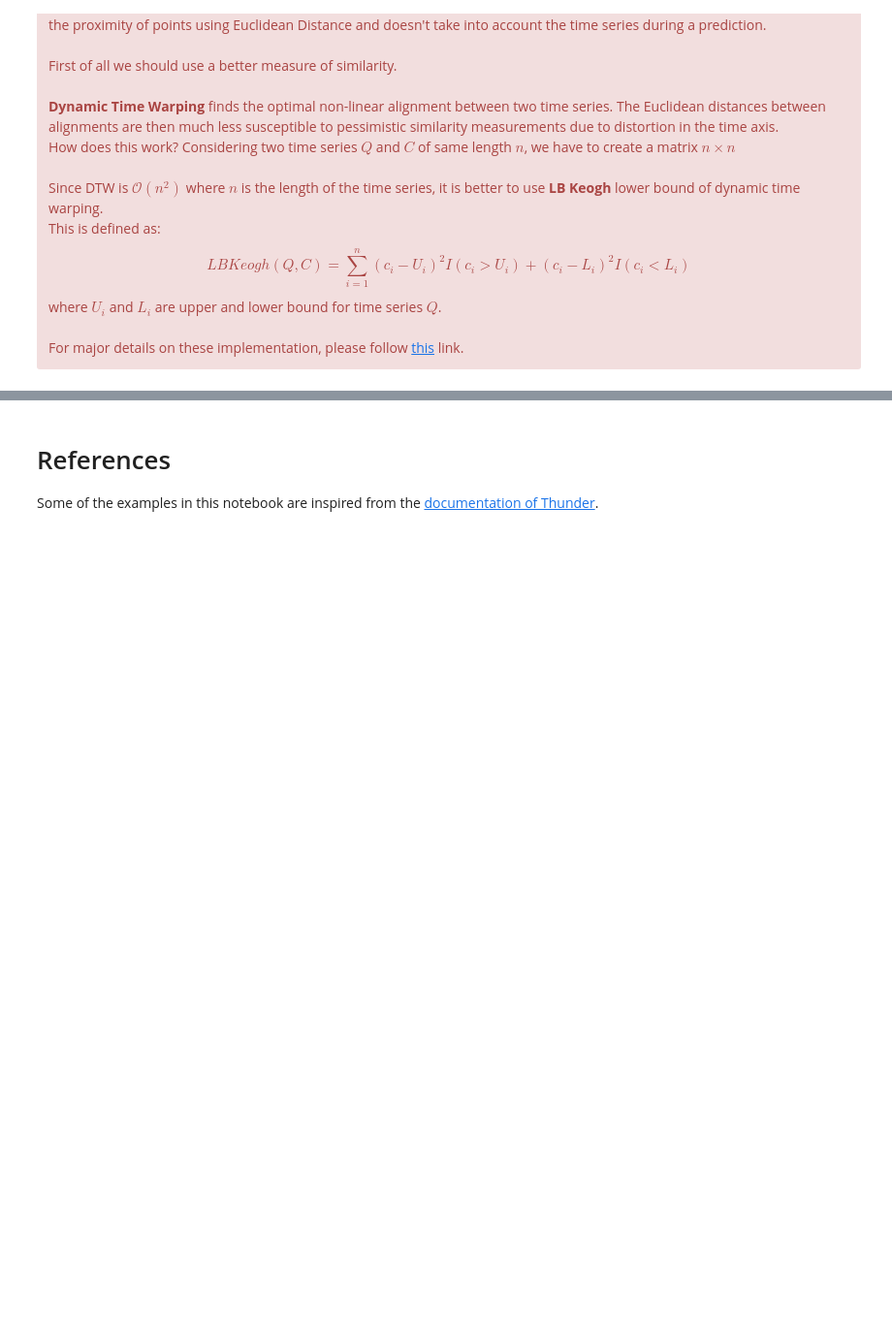
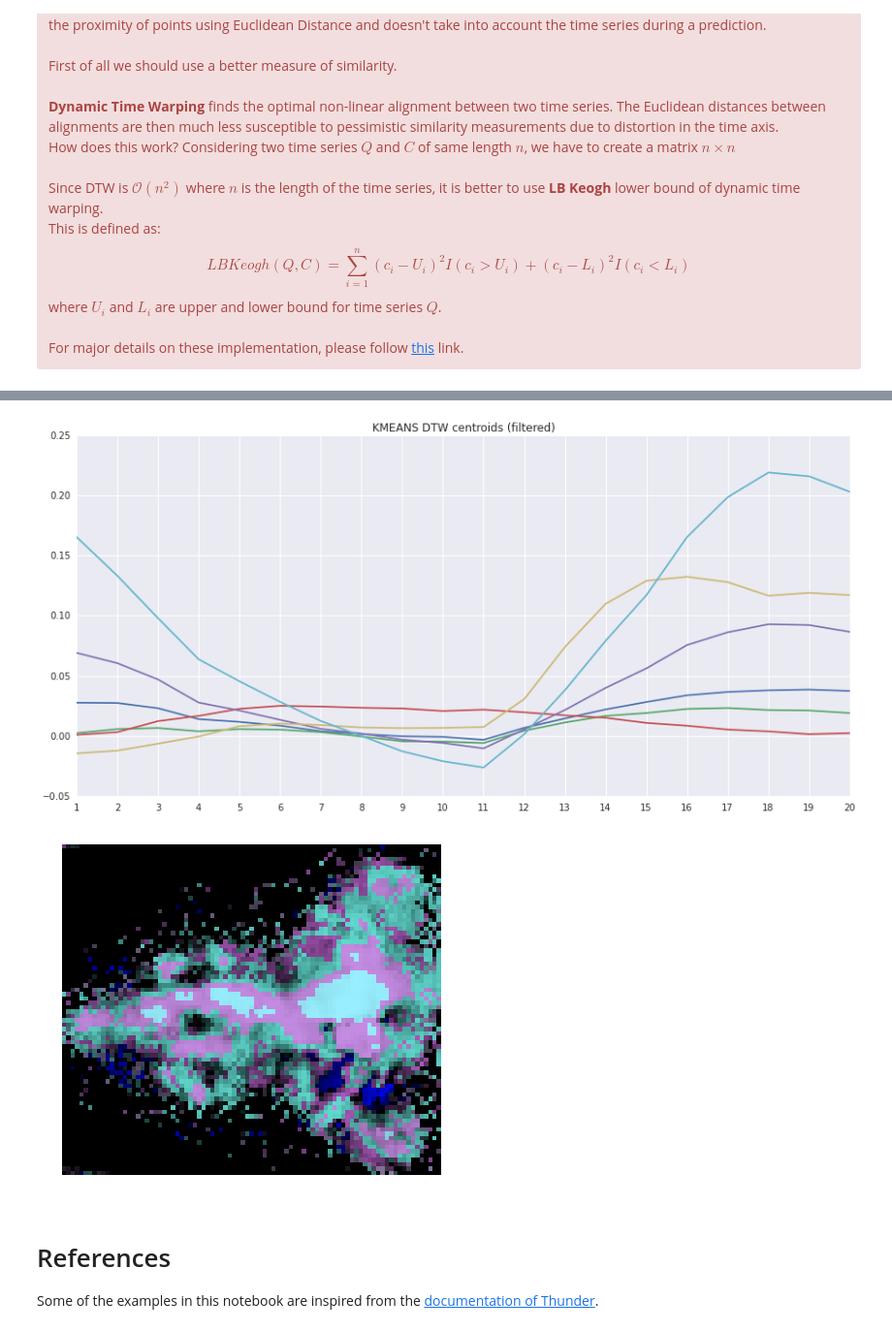
Before and after one commit to alegaballo/AML, a Jupyter notebook: [Lecture 11+12] Analyzing Neuroimaging Data with PySpark and Thunder.ipynb, the cells around one changed output, grey strips where cells are left out. Shown at 97% size. Drawn from its saved outputs; the diff is of its cells as text; code cells hidden in the pictures; blank space fills up the shorter version.

```diff
--- a/[Lecture 11+12] Analyzing Neuroimaging Data with PySpark and Thunder.ipynb
+++ b/[Lecture 11+12] Analyzing Neuroimaging Data with PySpark and Thunder.ipynb
@@ -1585,0 +1607,8 @@ predictions = [predict_time(centroids, v) for v in training_data]
+# %%
+plot_voxels(dtw_model_2.centroids.T, title="KMEANS DTW centroids (filtered)")
+predictions = np.reshape(dtw_model.predict(training_data), (2, 76, 87))
+dtw_sim_2 = np.array([similarity(dtw_model_2.centroids, v) for v in training_data]).reshape((2, 76, 87))
+dtw_imgs.append(transform(newClrs, predictions[0, :, :], mask=dtw_sim_2[0, :, :]))
+# %% [output]
+[figure, added]
+[figure, added]
```
Also changed, not shown: parts of 9 cells of this notebook.
